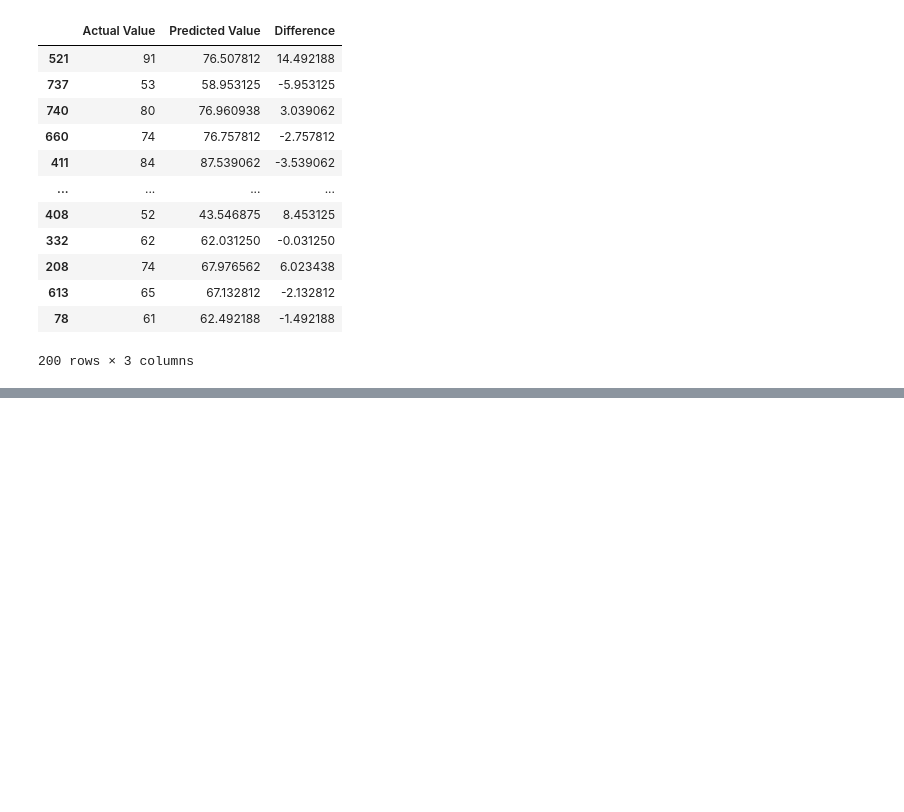
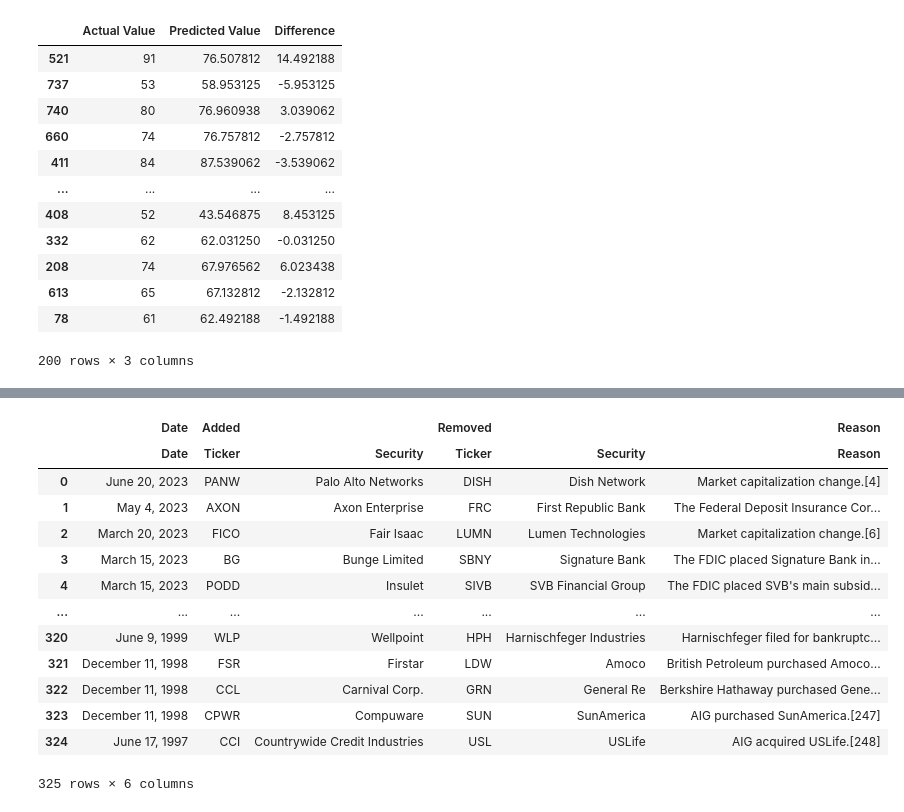
Before and after one commit to Moody-Majesty/ML_Project, a Jupyter notebook: notebook/MODEL_TRAINING.ipynb, the cells around one changed output, grey strips where cells are left out. Cells and saved outputs as stored; diff of their text form; code cells hidden in the pictures; blank space fills up the shorter version.

```diff
--- a/notebook/MODEL_TRAINING.ipynb
+++ b/notebook/MODEL_TRAINING.ipynb
@@ -250,0 +275,17 @@ pred_df
+# %%
+tables[1]
+# %% [output]
+|  | Date | Added |  | Removed |  | Reason |
+|  | Date | Ticker | Security | Ticker | Security | Reason |
+| 0 | June 20, 2023 | PANW | Palo Alto Networks | DISH | Dish Network | Market capitalization change.[4] |
+| 1 | May 4, 2023 | AXON | Axon Enterprise | FRC | First Republic Bank | The Federal Deposit Insurance Cor... |
+| 2 | March 20, 2023 | FICO | Fair Isaac | LUMN | Lumen Technologies | Market capitalization change.[6] |
+| 3 | March 15, 2023 | BG | Bunge Limited | SBNY | Signature Bank | The FDIC placed Signature Bank in... |
+| 4 | March 15, 2023 | PODD | Insulet | SIVB | SVB Financial Group | The FDIC placed SVB's main subsid... |
+| ... | ... | ... | ... | ... | ... | ... |
+| 320 | June 9, 1999 | WLP | Wellpoint | HPH | Harnischfeger Industries | Harnischfeger filed for bankruptc... |
+| 321 | December 11, 1998 | FSR | Firstar | LDW | Amoco | British Petroleum purchased Amoco... |
+| 322 | December 11, 1998 | CCL | Carnival Corp. | GRN | General Re | Berkshire Hathaway purchased Gene... |
+| 323 | December 11, 1998 | CPWR | Compuware | SUN | SunAmerica | AIG purchased SunAmerica.[247] |
+| 324 | June 17, 1997 | CCI | Countrywide Credit Industries | USL | USLife | AIG acquired USLife.[248] |
+325 rows × 6 columns
```
Also changed, not shown: parts of 3 cells of this notebook, 3 other files.
